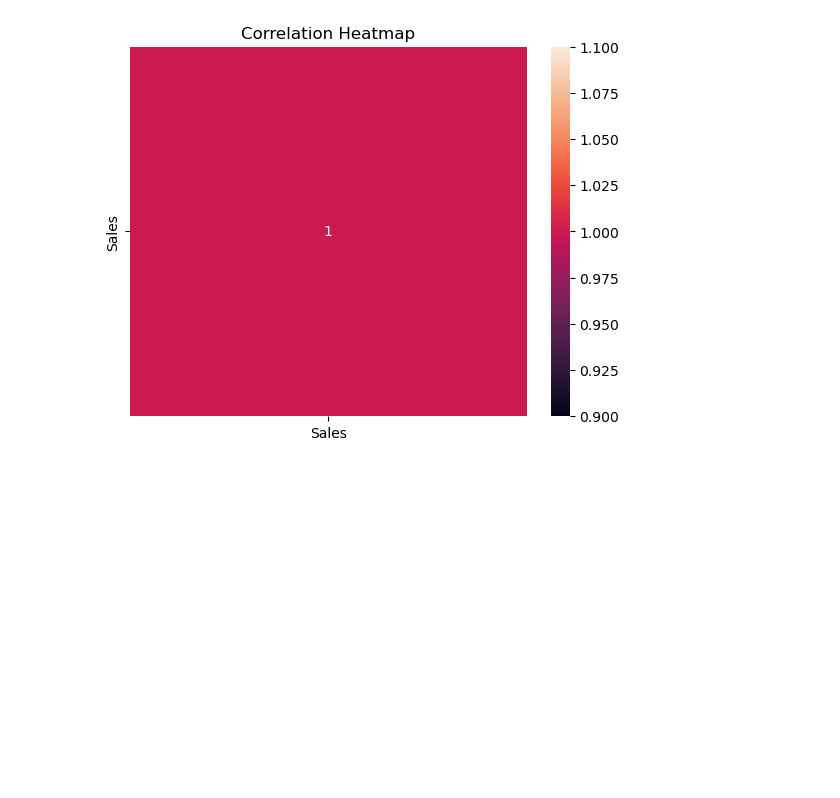
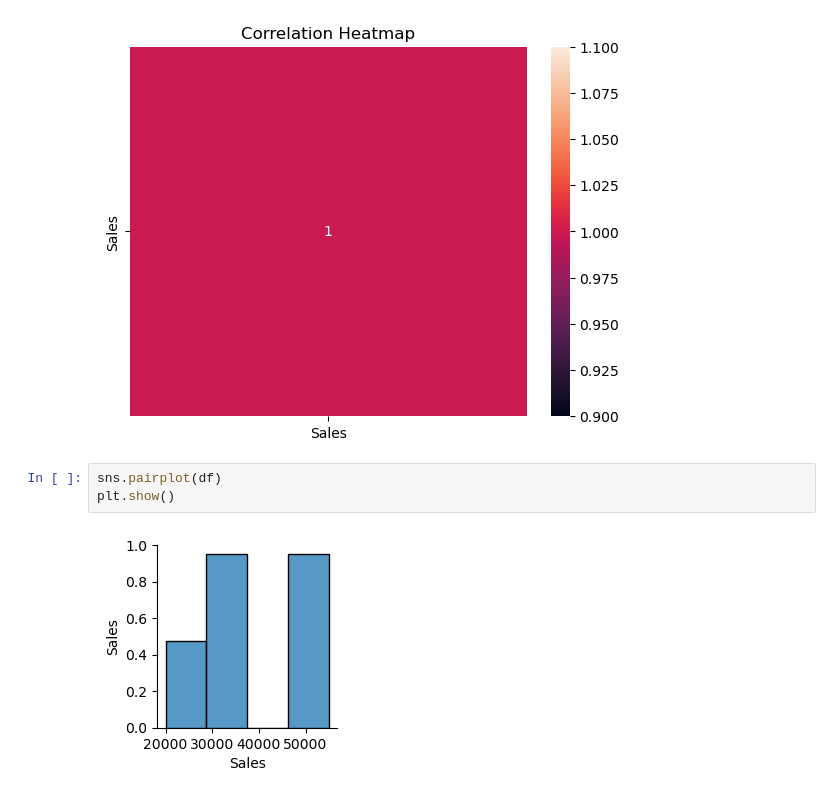
Before and after one commit to sakshi07bhosale/Data-Science, a Jupyter notebook: Day5/Sale_Data.ipynb, the cells around one changed output. Drawn from its saved outputs; the diff is of its cells as text; blank space fills up the shorter version.

Commit message:
Pairplot created using python

```diff
--- a/Day5/Sale_Data.ipynb
+++ b/Day5/Sale_Data.ipynb
@@ -41,3 +41,8 @@ plt.title("Correlation Heatmap")
 plt.show()
 # %% [output]
 [figure]
+# %%
+sns.pairplot(df)
+plt.show()
+# %% [output]
+[figure, added]
```
